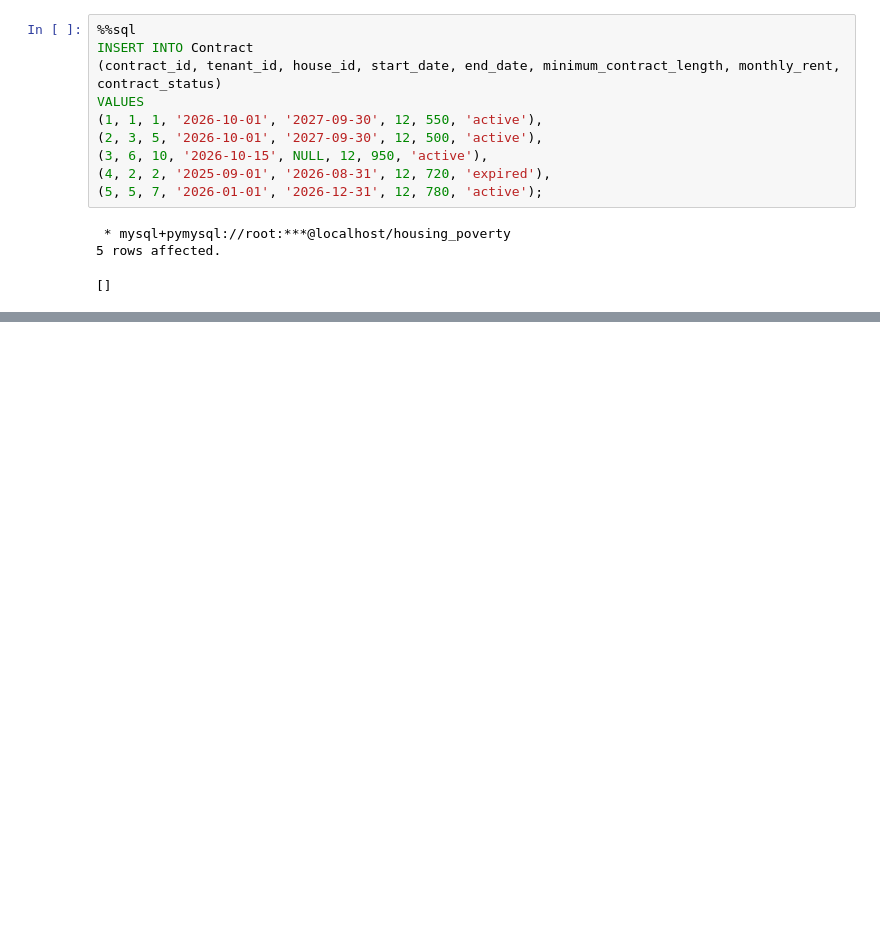
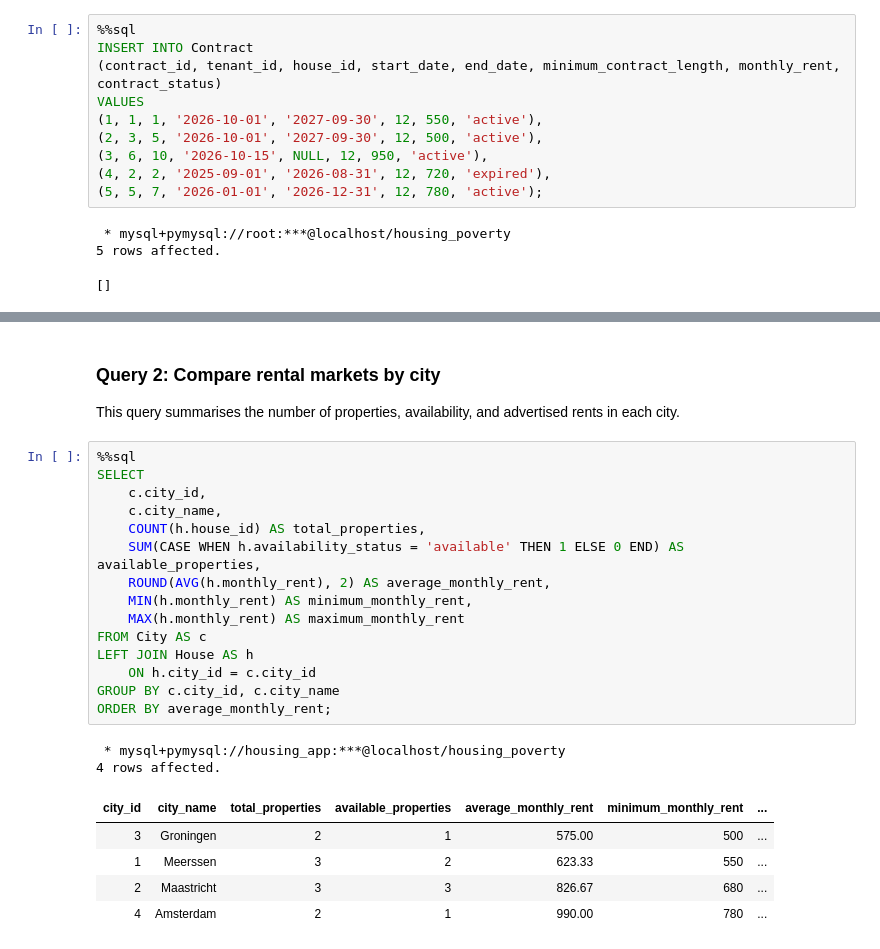
Before and after one commit to MedinaAlv/Databases_Assignment, a Jupyter notebook: database.ipynb, the cells around one changed output, grey strips where cells are left out. Drawn from its saved outputs; the diff is of its cells as text; blank space fills up the shorter version.

```diff
--- a/database.ipynb
+++ b/database.ipynb
@@ -341,0 +391,27 @@ VALUES
+# %% [markdown]
+### Query 2: Compare rental markets by city
+
+This query summarises the number of properties, availability, and advertised rents in each city.
+# %%
+%%sql
+SELECT
+    c.city_id,
+    c.city_name,
+    COUNT(h.house_id) AS total_properties,
+    SUM(CASE WHEN h.availability_status = 'available' THEN 1 ELSE 0 END) AS available_properties,
+    ROUND(AVG(h.monthly_rent), 2) AS average_monthly_rent,
+    MIN(h.monthly_rent) AS minimum_monthly_rent,
+    MAX(h.monthly_rent) AS maximum_monthly_rent
+FROM City AS c
+LEFT JOIN House AS h
+    ON h.city_id = c.city_id
+GROUP BY c.city_id, c.city_name
+ORDER BY average_monthly_rent;
+# %% [output]
+ * mysql+pymysql://housing_app:***@localhost/housing_poverty
+4 rows affected.
+| city_id | city_name | total_properties | available_properties | average_monthly_rent | minimum_monthly_rent | ... |
+| 3 | Groningen | 2 | 1 | 575.00 | 500 | ... |
+| 1 | Meerssen | 3 | 2 | 623.33 | 550 | ... |
+| 2 | Maastricht | 3 | 3 | 826.67 | 680 | ... |
+| 4 | Amsterdam | 2 | 1 | 990.00 | 780 | ... |
```
Also changed, not shown: parts of 5 cells of this notebook.
